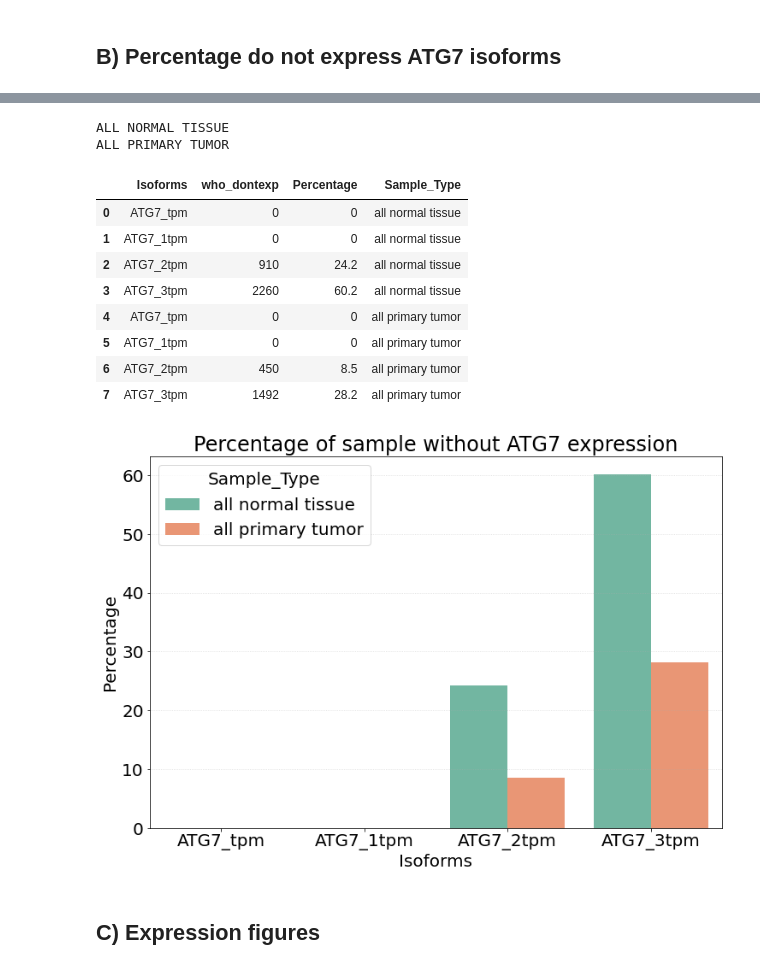
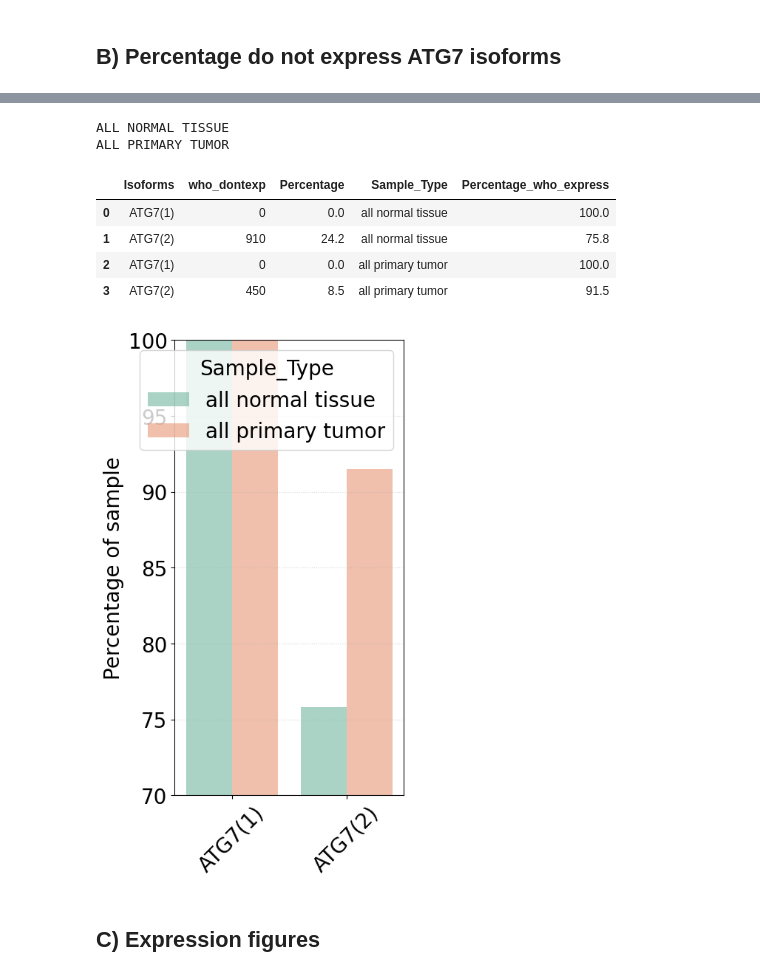
Before and after one commit to Keviosta/PhD_ATG7, a Jupyter notebook: ATG7/TCGA_GTEx/All tissues/ATG7_characterisation/Communal_tissues_bothGroup_Global_ATG7_isoform_characterisation.ipynb, the cells around one changed output, grey strips where cells are left out. Drawn from its saved outputs; the diff is of its cells as text; code cells hidden in the pictures.

```diff
--- a/ATG7/TCGA_GTEx/All tissues/ATG7_characterisation/Communal_tissues_bothGroup_Global_ATG7_isoform_characterisation.ipynb
+++ b/ATG7/TCGA_GTEx/All tissues/ATG7_characterisation/Communal_tissues_bothGroup_Global_ATG7_isoform_characterisation.ipynb
@@ -146,8 +144,8 @@ ALL PRIMARY TUMOR
 # %%
 dfs = df_ATG7_Normal, df_ATG7_Primary
 infos = 'all normal tissue', 'all primary tumor'
-isoforms = 'ATG7_tpm', 'ATG7_1tpm', 'ATG7_2tpm', 'ATG7_3tpm'
-iso_names = 'ATG7', 'ATG7(1)', 'ATG7(2)', 'ATG7(3)'
+isoforms = 'ATG7_1tpm', 'ATG7_2tpm'
+iso_names = 'ATG7(1)', 'ATG7(2)'
 
 df_number_exp = []
 what = []
@@ -184,29 +182,32 @@ d = dict(Isoforms = what, who_dontexp = who_dontexp,
 df_noexpr_distrib = pandas.DataFrame.from_dict(d, orient='index')
 df_noexpr_distrib = df_noexpr_distrib.T
 
+df_noexpr_distrib['Percentage_who_express'] = 100 - df_noexpr_distrib['Percentage']
+df_noexpr_distrib.replace({'Isoforms' : {'ATG7_1tpm' : 'ATG7(1)',
+                                         'ATG7_2tpm' : 'ATG7(2)',
+                                         'ATG7_3tpm': 'ATG7(3)'}}, inplace = True)
+
 df_noexpr_distrib
 # %% [output]
 ALL NORMAL TISSUE
 ALL PRIMARY TUMOR
-|  | Isoforms | who_dontexp | Percentage | Sample_Type |
-| 0 | ATG7_tpm | 0 | 0 | all normal tissue |
-| 1 | ATG7_1tpm | 0 | 0 | all normal tissue |
-| 2 | ATG7_2tpm | 910 | 24.2 | all normal tissue |
-| 3 | ATG7_3tpm | 2260 | 60.2 | all normal tissue |
-| 4 | ATG7_tpm | 0 | 0 | all primary tumor |
-| 5 | ATG7_1tpm | 0 | 0 | all primary tumor |
-| 6 | ATG7_2tpm | 450 | 8.5 | all primary tumor |
-| 7 | ATG7_3tpm | 1492 | 28.2 | all primary tumor |
+|  | Isoforms | who_dontexp | Percentage | Sample_Type | Percentage_who_express |
+| 0 | ATG7(1) | 0 | 0.0 | all normal tissue | 100.0 |
+| 1 | ATG7(2) | 910 | 24.2 | all normal tissue | 75.8 |
+| 2 | ATG7(1) | 0 | 0.0 | all primary tumor | 100.0 |
+| 3 | ATG7(2) | 450 | 8.5 | all primary tumor | 91.5 |
 # %%
-seaborn.barplot(data=df_noexpr_distrib, x="Isoforms", y="Percentage", hue="Sample_Type",
-                palette = 'Set2', orient = 'v')
-plt.title("Percentage of sample without ATG7 expression")
-plt.yticks(fontsize=20)
+plt.figure(figsize=(4, 8))
+seaborn.barplot(data=df_noexpr_distrib, x="Isoforms", y="Percentage_who_express",
+                hue="Sample_Type", palette = 'Set2', orient = 'v', alpha = 0.6)
 
-
+plt.ylabel('Percentage of sample')
+plt.xlabel('')
+plt.xticks(rotation = 45)
+plt.ylim(70,100)
 plt.savefig(path+path2+'percentage_expression.svg')
 # %% [output]
-[figure, old version]
+[figure, new version]
 # %%
 #LET SEE PER TISSUE ?
 # %% [markdown]
```
Also changed, not shown: parts of 8 cells of this notebook, 1 other file.
